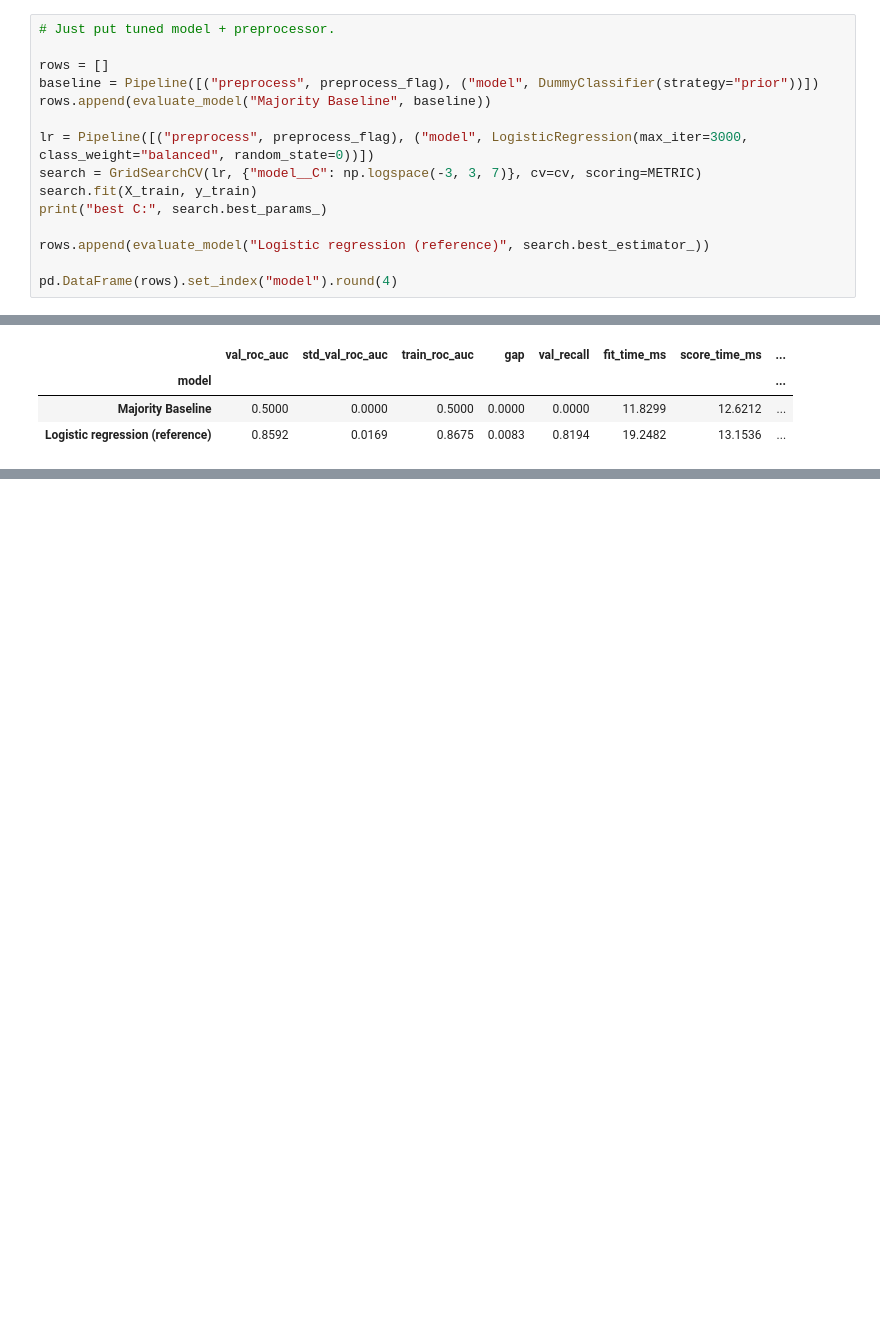
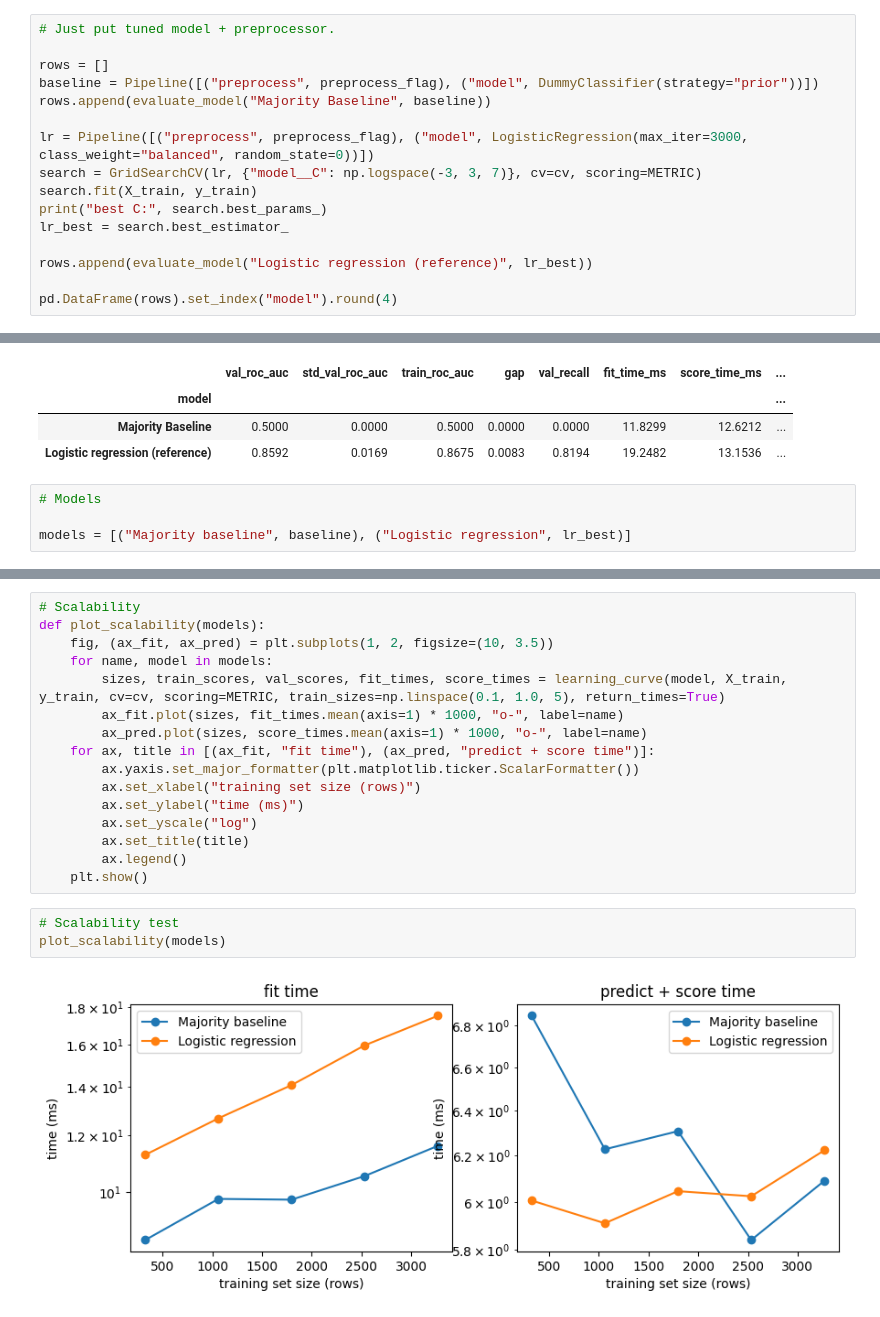
Before and after one commit to Lightfoot7/A.I.-Best-Team, a Jupyter notebook: Main (2).ipynb, the cells around one changed output, grey strips where cells are left out. Drawn from its saved outputs; the diff is of its cells as text; blank space fills up the shorter version.

Commit message:
costs and scalability plots

```diff
--- a/Main (2).ipynb
+++ b/Main (2).ipynb
@@ -684,8 +684,9 @@ lr = Pipeline([("preprocess", preprocess_flag), ("model", LogisticRegression(max
 search = GridSearchCV(lr, {"model__C": np.logspace(-3, 3, 7)}, cv=cv, scoring=METRIC)
 search.fit(X_train, y_train)
 print("best C:", search.best_params_)
+lr_best = search.best_estimator_
 
-rows.append(evaluate_model("Logistic regression (reference)", search.best_estimator_))
+rows.append(evaluate_model("Logistic regression (reference)", lr_best))
 
 pd.DataFrame(rows).set_index("model").round(4)
 # %% [output]
@@ -694,3 +695,7 @@ best C: {'model__C': np.float64(0.01)}
 | model |  |  |  |  |  |  |  | ... |
 | Majority Baseline | 0.5000 | 0.0000 | 0.5000 | 0.0000 | 0.0000 | 11.8299 | 12.6212 | ... |
 | Logistic regression (reference) | 0.8592 | 0.0169 | 0.8675 | 0.0083 | 0.8194 | 19.2482 | 13.1536 | ... |
+# %%
+# Models
+
+models = [("Majority baseline", baseline), ("Logistic regression", lr_best)]
@@ -696,0 +718,21 @@ best C: {'model__C': np.float64(0.01)}
+# %%
+# Scalability
+def plot_scalability(models):
+    fig, (ax_fit, ax_pred) = plt.subplots(1, 2, figsize=(10, 3.5))
+    for name, model in models:
+        sizes, train_scores, val_scores, fit_times, score_times = learning_curve(model, X_train, y_train, cv=cv, scoring=METRIC, train_sizes=np.linspace(0.1, 1.0, 5), return_times=True)
+        ax_fit.plot(sizes, fit_times.mean(axis=1) * 1000, "o-", label=name)
+        ax_pred.plot(sizes, score_times.mean(axis=1) * 1000, "o-", label=name)
+    for ax, title in [(ax_fit, "fit time"), (ax_pred, "predict + score time")]:
+        ax.yaxis.set_major_formatter(plt.matplotlib.ticker.ScalarFormatter())
+        ax.set_xlabel("training set size (rows)")
+        ax.set_ylabel("time (ms)")
+        ax.set_yscale("log")
+        ax.set_title(title)
+        ax.legend()
+    plt.show()
+# %%
+# Scalability test
+plot_scalability(models)
+# %% [output]
+[figure, added]
```
Also changed, not shown: parts of 2 cells of this notebook.
